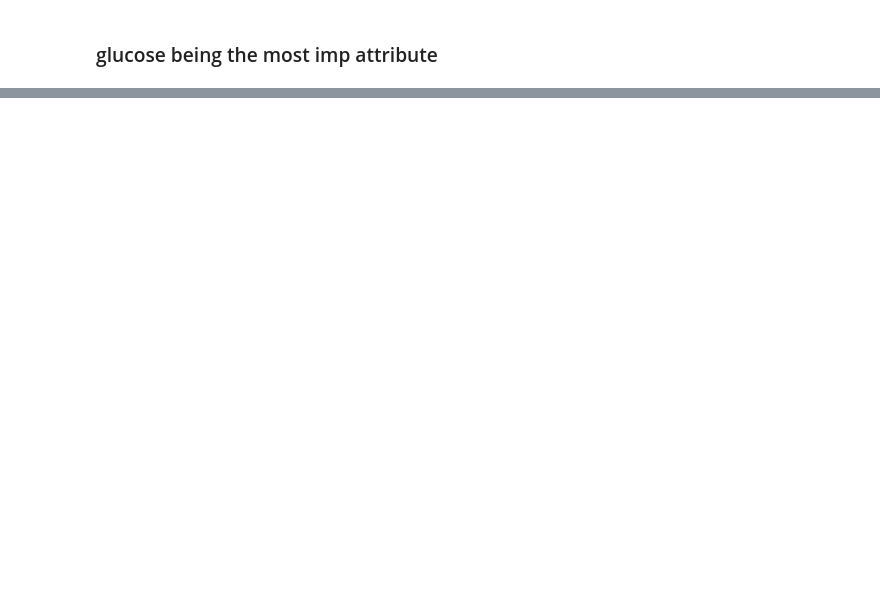
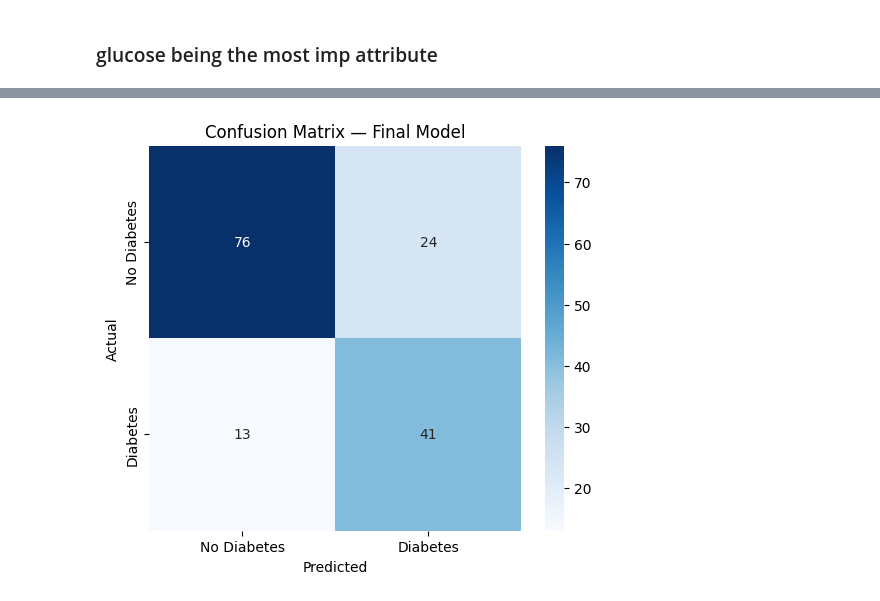
Before and after one commit to a6h101/Disease-Risk-Predictor, a Jupyter notebook: notebooks/diabetes.ipynb, the cells around one changed output, grey strips where cells are left out. Cells and saved outputs as stored; diff of their text form; code cells hidden in the pictures; blank space fills up the shorter version.

```diff
--- a/notebooks/diabetes.ipynb
+++ b/notebooks/diabetes.ipynb
@@ -122,0 +226,23 @@ Feature columns: ['Pregnancies', 'Glucose', 'BloodPressure', 'SkinThickness', 'I
+# %%
+
+param_grid = {
+    'n_estimators':     [100, 200, 300],
+    'max_depth':        [None, 10, 20],
+    'min_samples_split':[2, 5, 10],
+    'min_samples_leaf': [1, 2, 4]
+}
+
+grid_search = GridSearchCV(
+    RandomForestClassifier(class_weight='balanced', random_state=42),
+    param_grid,
+    cv=5,
+    scoring='f1',
+    n_jobs=-1,
+    verbose=1
+)
+
+grid_search.fit(X_train_sm, y_train_sm)
+
+print("\nGrid search complete")
+print("Best parameters:", grid_search.best_params_)
+print("Best CV F1 score:", round(grid_search.best_score_, 4))
@@ -122,0 +257,10 @@ Feature columns: ['Pregnancies', 'Glucose', 'BloodPressure', 'SkinThickness', 'I
+# %%
+best_model = grid_search.best_estimator_
+
+predictions = best_model.predict(X_test)
+accuracy = accuracy_score(y_test, predictions)
+
+print(f"Accuracy: {accuracy*100:.2f}%\n")
+print("Detailed Report:")
+print(classification_report(y_test, predictions,
+      target_names=['No Diabetes', 'Diabetes']))
@@ -122,0 +279,13 @@ Feature columns: ['Pregnancies', 'Glucose', 'BloodPressure', 'SkinThickness', 'I
+# %%
+cm = confusion_matrix(y_test, predictions)
+
+plt.figure(figsize=(6, 5))
+sns.heatmap(cm, annot=True, fmt='d', cmap='Blues',
+            xticklabels=['No Diabetes', 'Diabetes'],
+            yticklabels=['No Diabetes', 'Diabetes'])
+plt.title('Confusion Matrix — Final Model')
+plt.ylabel('Actual')
+plt.xlabel('Predicted')
+plt.show()
+# %% [output]
+[figure, added]
```
Also changed, not shown: parts of 19 cells of this notebook, 2 other files.
